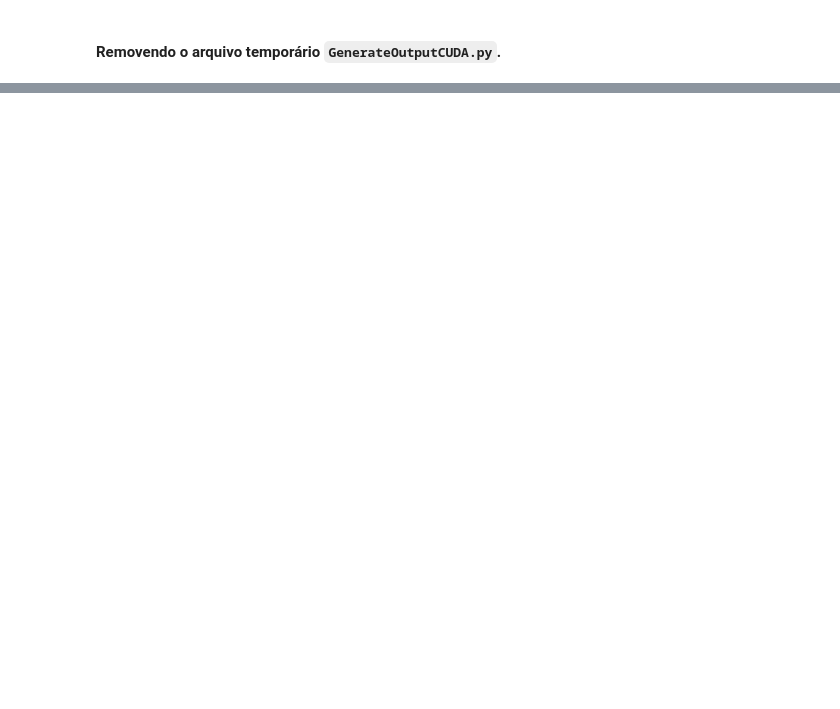
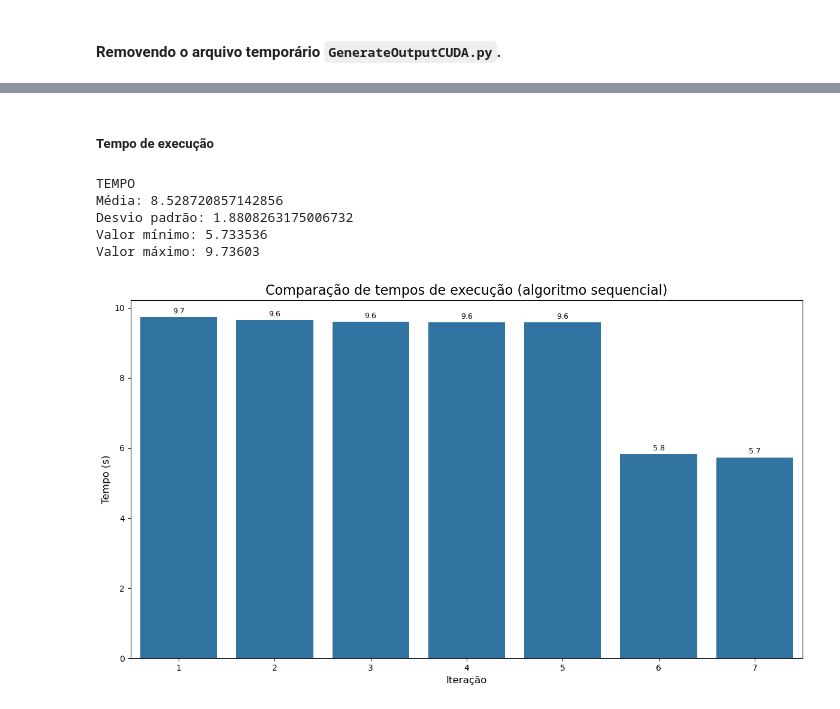
Before and after one commit to igorssant/UESC-codigos-pos-graduacao, a Jupyter notebook: processamento_paralelo/presentation/CUDA.ipynb, the cells around one changed output, grey strips where cells are left out. Saved outputs shown, nothing was run; the diff lists cells and outputs as text; code cells hidden in the pictures; blank space fills up the shorter version.

Commit message:
feat: adicionando dados CUDA && notebook att

```diff
--- a/processamento_paralelo/presentation/CUDA.ipynb
+++ b/processamento_paralelo/presentation/CUDA.ipynb
@@ -331,0 +346,13 @@ Esses comando foram executados no Pop!_OS 24.04 LTS.
+# %%
+results_df: pd.DataFrame = pd.read_csv("./data/results_OpenMP.csv")
+cuda_results: dict[str, list[Any]] = {
+    "interacao" : [i for i in range(1, 8)],
+    "tempo" : [0.012] * 7,
+    "threshold" : [0.5] * 7,
+    "nome_modo" : ["CUDA"] * 7,
+    "valor_modo" : [np.nan] * 7,
+    "Fab" : [np.nan] * 7
+}
+
+results_df = results_df[results_df["nome_modo"] == "sequencial"]
+results_df = pd.concat([results_df, pd.DataFrame(cuda_results)], ignore_index=True)
@@ -331,0 +399,36 @@ Esses comando foram executados no Pop!_OS 24.04 LTS.
+# %% [markdown]
+##### Tempo de execução
+# %%
+print("TEMPO")
+print("Média:", results_df[results_df["nome_modo"] == "sequencial"]["tempo"].mean())
+print("Desvio padrão:", results_df[results_df["nome_modo"] == "sequencial"]["tempo"].std())
+print("Valor mínimo:", results_df[results_df["nome_modo"] == "sequencial"]["tempo"].min())
+print("Valor máximo:", results_df[results_df["nome_modo"] == "sequencial"]["tempo"].max())
+# %% [output]
+TEMPO
+Média: 8.528720857142856
+Desvio padrão: 1.8808263175006732
+Valor mínimo: 5.733536
+Valor máximo: 9.73603
+# %%
+plt.figure(figsize=(12, 7))
+axis = sns.barplot(data=results_df[results_df["nome_modo"] == "sequencial"], x="interacao", y="tempo")
+plt.title("Comparação de tempos de execução (algoritmo sequencial)", fontsize=16)
+plt.xlabel("Iteração", fontsize=12)
+plt.ylabel("Tempo (s)", fontsize=12)
+
+for plot in axis.patches:
+    if plot.get_height() > 0:
+        axis.annotate(format(plot.get_height(), ".1f"),
+                      (plot.get_x() + plot.get_width() / 2.0,
+                       plot.get_height()),
+                      ha="center",
+                      va="center",
+                      xytext=(0, 7),
+                      textcoords="offset points",
+                      fontsize=9)
+
+plt.tight_layout()
+plt.show()
+# %% [output]
+[figure, added]
```
Also changed, not shown: parts of 45 cells of this notebook, 2 other files.
